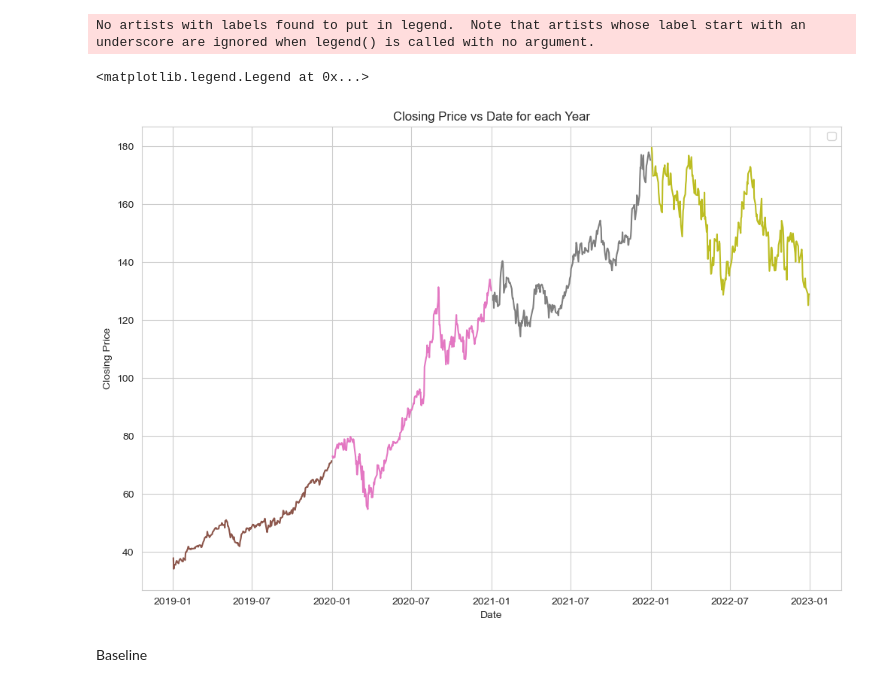
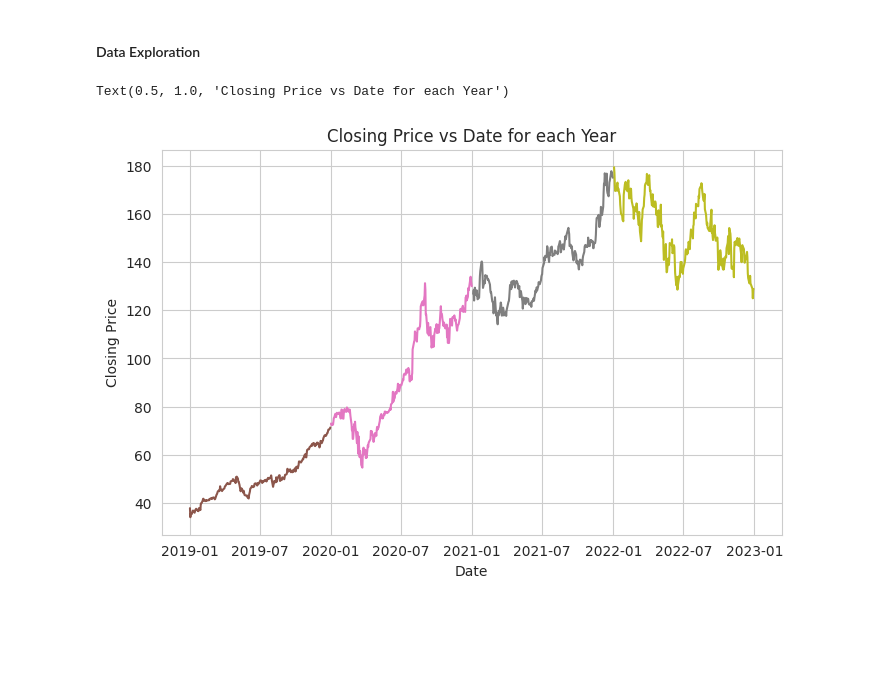
Before and after one commit to bootstrapM/erdos-may-2024-imputing-data, a Jupyter notebook: CarlosNotebooks/exploring_dataset.ipynb, the cells around one changed output. Saved outputs shown, nothing was run; the diff lists cells and outputs as text; code cells hidden in the pictures; blank space fills up the shorter version.

```diff
--- a/CarlosNotebooks/exploring_dataset.ipynb
+++ b/CarlosNotebooks/exploring_dataset.ipynb
@@ -21,20 +65,20 @@ df['Month'] = df['Date'].dt.month
 # %%
 df_train = df[(df['Date']>datetime(2019,1,1))&(df['Date']<=datetime(2022,12,31))]
 df_test = df[(df['Date']>datetime(2023,1,1))&(df['Date']<=datetime(2023,12,31))]
+# %% [markdown]
+#### Data Exploration
 # %%
-plt.figure(figsize=(12,8))
+#@markdown Visualize dataset
+plt.figure(figsize=(8,5))
 
 for year in df['Year'].unique():
     yearly_data = df_train[df_train['Year']==year]
     plt.plot(yearly_data['Date'], yearly_data['Close'])
 
 plt.xlabel('Date')
 plt.ylabel('Closing Price')
 plt.title('Closing Price vs Date for each Year')
-plt.legend()
+#plt.legend()
 # %% [output]
-No artists with labels found to put in legend.  Note that artists whose label start with an underscore are ignored when legend() is called with no argument.
+Text(0.5, 1.0, 'Closing Price vs Date for each Year')
-<matplotlib.legend.Legend at 0x...>
-[figure, old version]
+[figure, new version]
-# %% [markdown]
-Baseline
```
Also changed, not shown: parts of 28 cells of this notebook, 1 other file.
